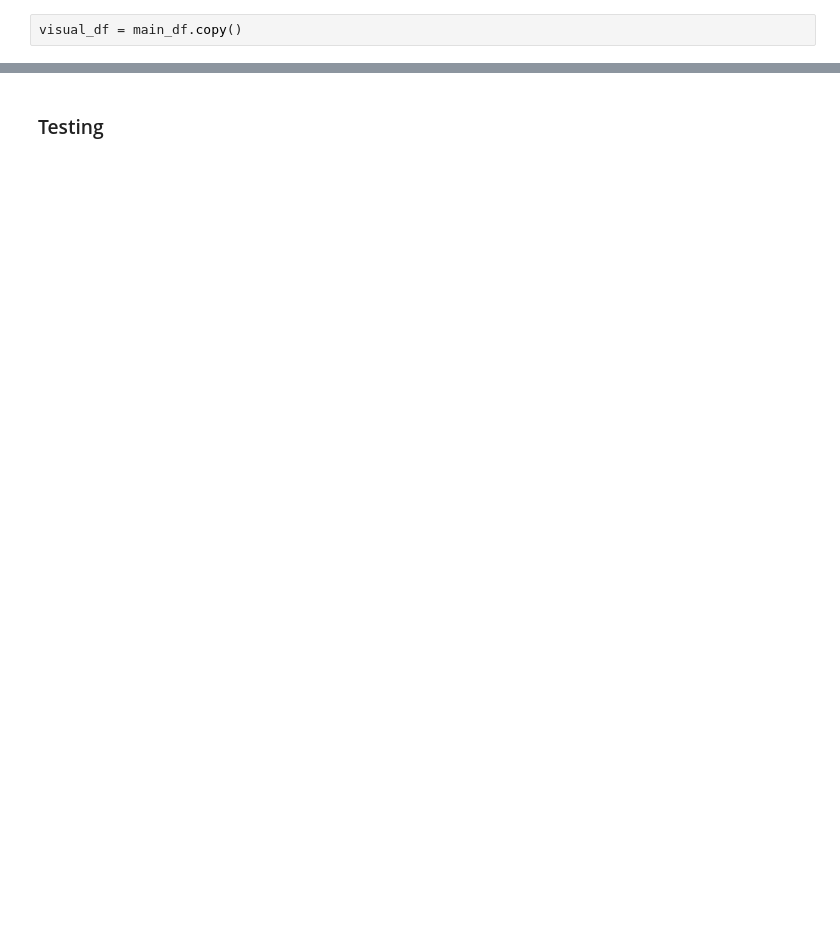
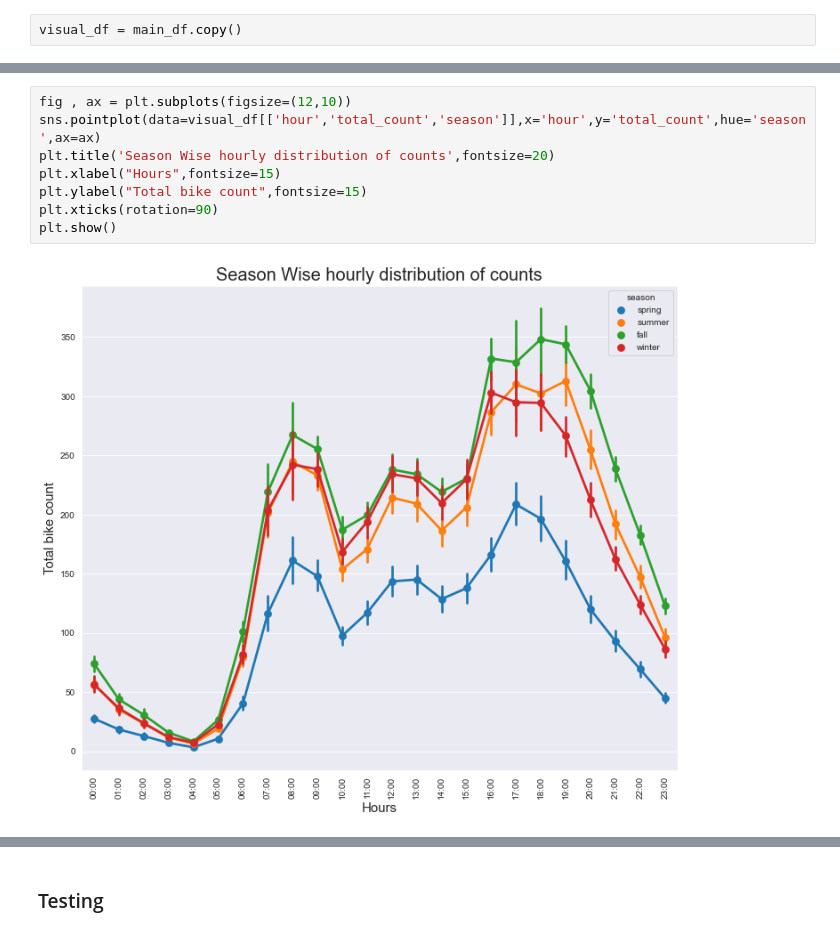
Before and after one commit to oscar066/bike, a Jupyter notebook: index.ipynb, the cells around one changed output, grey strips where cells are left out. Drawn from its saved outputs; the diff is of its cells as text; blank space fills up the shorter version.

```diff
--- a/index.ipynb
+++ b/index.ipynb
@@ -300,0 +344,10 @@ visual_df.head()
+# %%
+fig , ax = plt.subplots(figsize=(12,10))
+sns.pointplot(data=visual_df[['hour','total_count','season']],x='hour',y='total_count',hue='season',ax=ax)
+plt.title('Season Wise hourly distribution of counts',fontsize=20)
+plt.xlabel("Hours",fontsize=15)
+plt.ylabel("Total bike count",fontsize=15)
+plt.xticks(rotation=90)
+plt.show()
+# %% [output]
+[figure, added]
```
Also changed, not shown: parts of 72 cells of this notebook.
